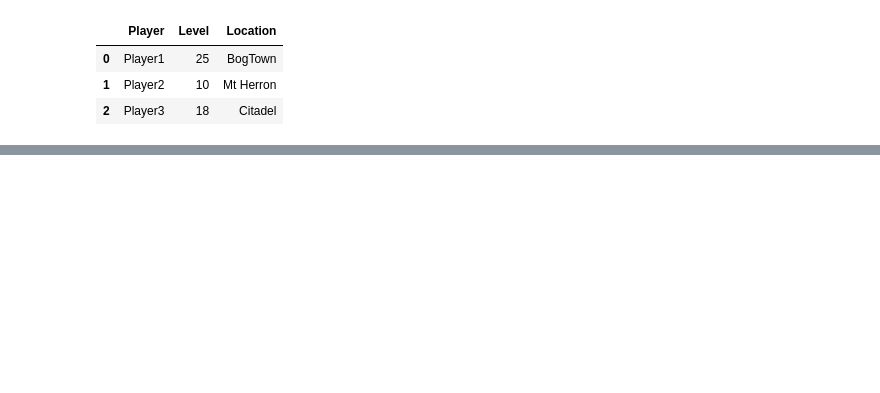
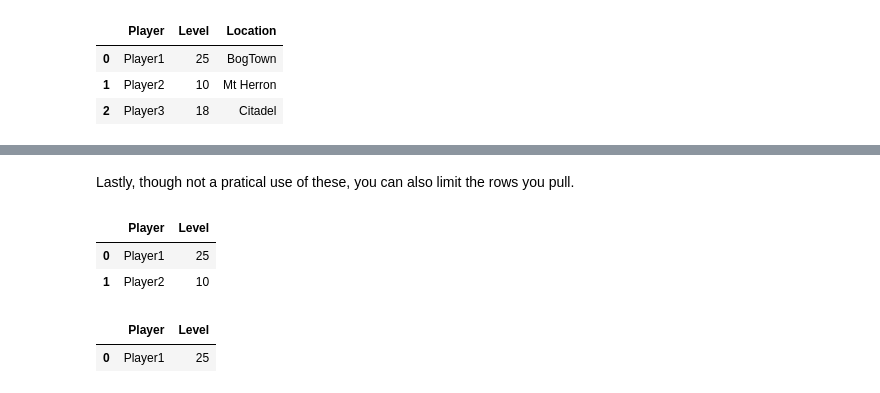
Before and after one commit to ttellner/GameDataScienceInPython, a Jupyter notebook: Labs_Chapter2_Python/Chapter2_Lab1.ipynb, the cells around one changed output, grey strips where cells are left out. Drawn from its saved outputs; the diff is of its cells as text; code cells hidden in the pictures; blank space fills up the shorter version.

```diff
--- a/Labs_Chapter2_Python/Chapter2_Lab1.ipynb
+++ b/Labs_Chapter2_Python/Chapter2_Lab1.ipynb
@@ -223,0 +347,13 @@ df_players3
+# %% [markdown]
+Lastly, though not a pratical use of these, you can also limit the rows you pull.
+# %%
+df_players3.loc[ 0:1, ["Player","Level"]]
+# %% [output]
+|  | Player | Level |
+| 0 | Player1 | 25 |
+| 1 | Player2 | 10 |
+# %%
+df_players3.iloc[ 0:1, [0,1]]
+# %% [output]
+|  | Player | Level |
+| 0 | Player1 | 25 |
```
Also changed, not shown: parts of 63 cells of this notebook, 12 other files.
